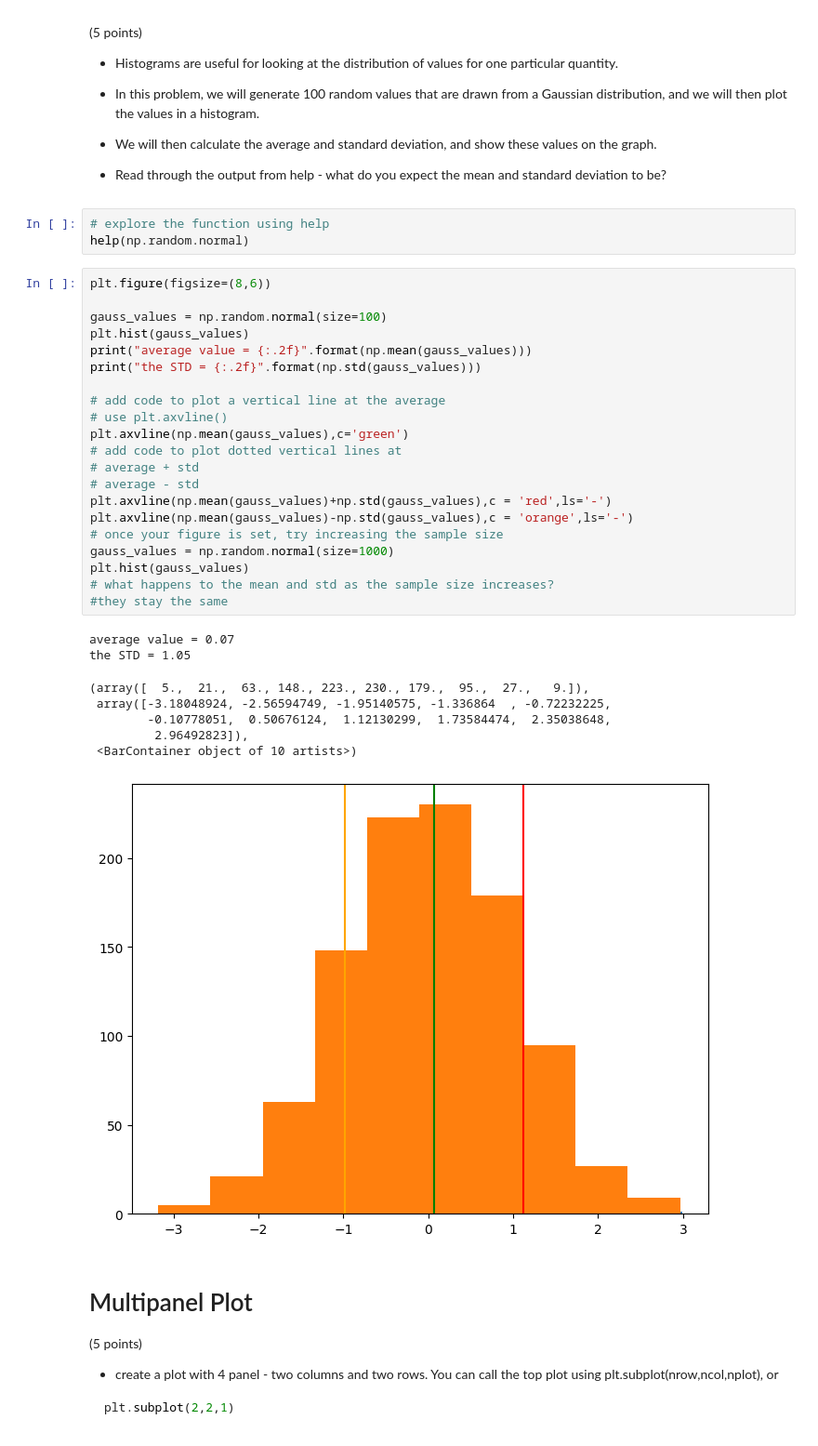
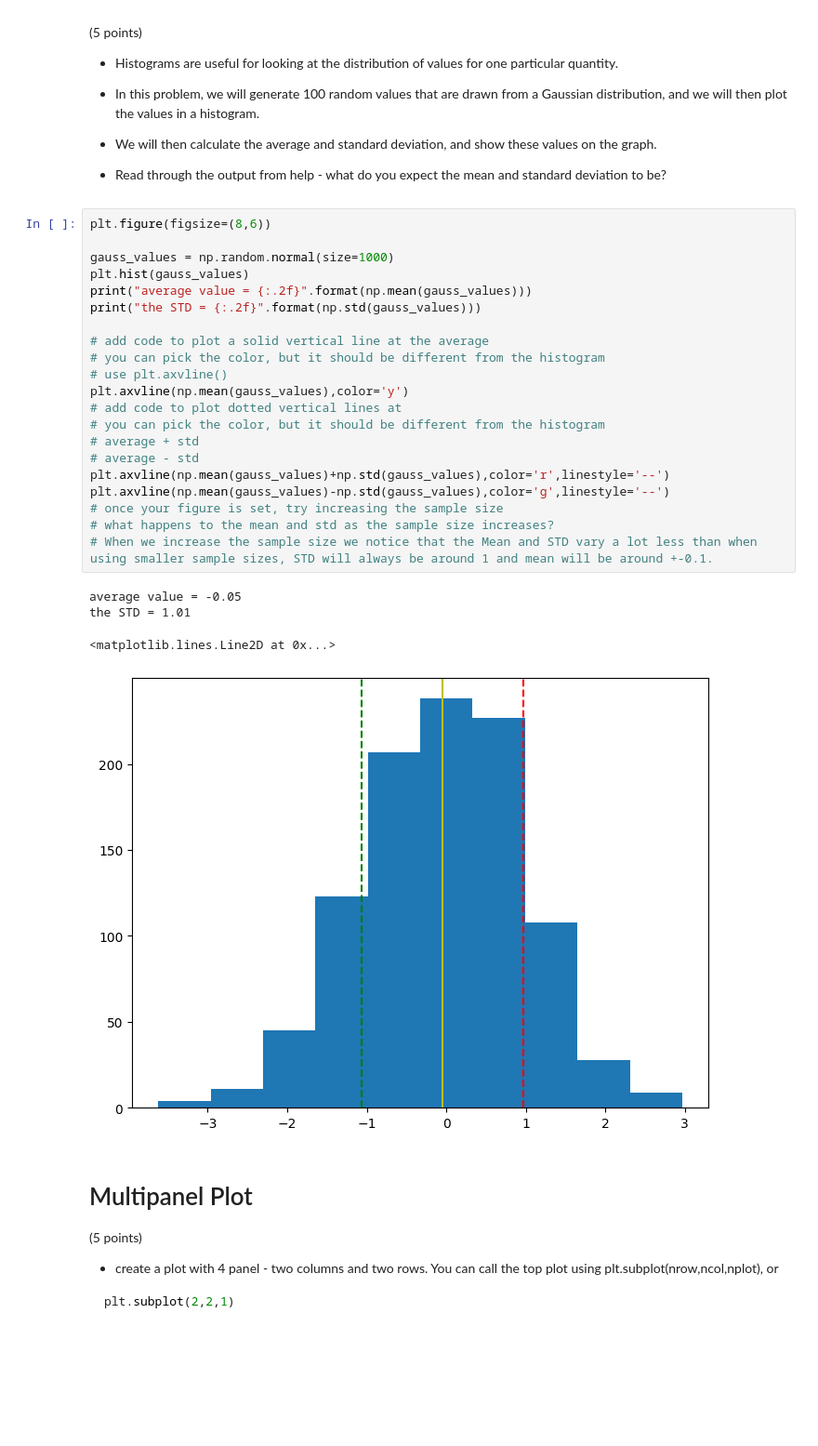
Before and after one commit to 2005908/Computational-Physics, a Jupyter notebook: Chester_Gould_Lab02_plotting_visualization.ipynb, the cells around one changed output. Shown at 93% size. Saved outputs shown, nothing was run; the diff lists cells and outputs as text; blank space fills up the shorter version.

```diff
--- a/Chester_Gould_Lab02_plotting_visualization.ipynb
+++ b/Chester_Gould_Lab02_plotting_visualization.ipynb
@@ -334,39 +355,32 @@ Our Plancks Constant is 4.088227358517508e-15EV
 * We will then calculate the average and standard deviation, and show these values on the graph.
 
 * Read through the output from help - what do you expect the mean and standard deviation to be?
-# %%
-# explore the function using help
-help(np.random.normal)
 # %%
 plt.figure(figsize=(8,6))
 
-gauss_values = np.random.normal(size=100)
+gauss_values = np.random.normal(size=1000)
 plt.hist(gauss_values)
 print("average value = {:.2f}".format(np.mean(gauss_values)))
 print("the STD = {:.2f}".format(np.std(gauss_values)))
 
-# add code to plot a vertical line at the average
+# add code to plot a solid vertical line at the average
+# you can pick the color, but it should be different from the histogram
 # use plt.axvline()
-plt.axvline(np.mean(gauss_values),c='green')
+plt.axvline(np.mean(gauss_values),color='y')
 # add code to plot dotted vertical lines at
+# you can pick the color, but it should be different from the histogram
 # average + std
 # average - std
-plt.axvline(np.mean(gauss_values)+np.std(gauss_values),c = 'red',ls='-')
-plt.axvline(np.mean(gauss_values)-np.std(gauss_values),c = 'orange',ls='-')
+plt.axvline(np.mean(gauss_values)+np.std(gauss_values),color='r',linestyle='--')
+plt.axvline(np.mean(gauss_values)-np.std(gauss_values),color='g',linestyle='--')
 # once your figure is set, try increasing the sample size
-gauss_values = np.random.normal(size=1000)
-plt.hist(gauss_values)
 # what happens to the mean and std as the sample size increases?
-#they stay the same
+# When we increase the sample size we notice that the Mean and STD vary a lot less than when using smaller sample sizes, STD will always be around 1 and mean will be around +-0.1.
 # %% [output]
-average value = 0.07
-the STD = 1.05
+average value = -0.05
+the STD = 1.01
-(array([  5.,  21.,  63., 148., 223., 230., 179.,  95.,  27.,   9.]),
- array([-3.18048924, -2.56594749, -1.95140575, -1.336864  , -0.72232225,
-        -0.10778051,  0.50676124,  1.12130299,  1.73584474,  2.35038648,
-         2.96492823]),
- <BarContainer object of 10 artists>)
+<matplotlib.lines.Line2D at 0x...>
-[figure, old version]
+[figure, new version]
 # %% [markdown]
 # Multipanel Plot
 
```
Also changed, not shown: parts of 16 cells of this notebook.
